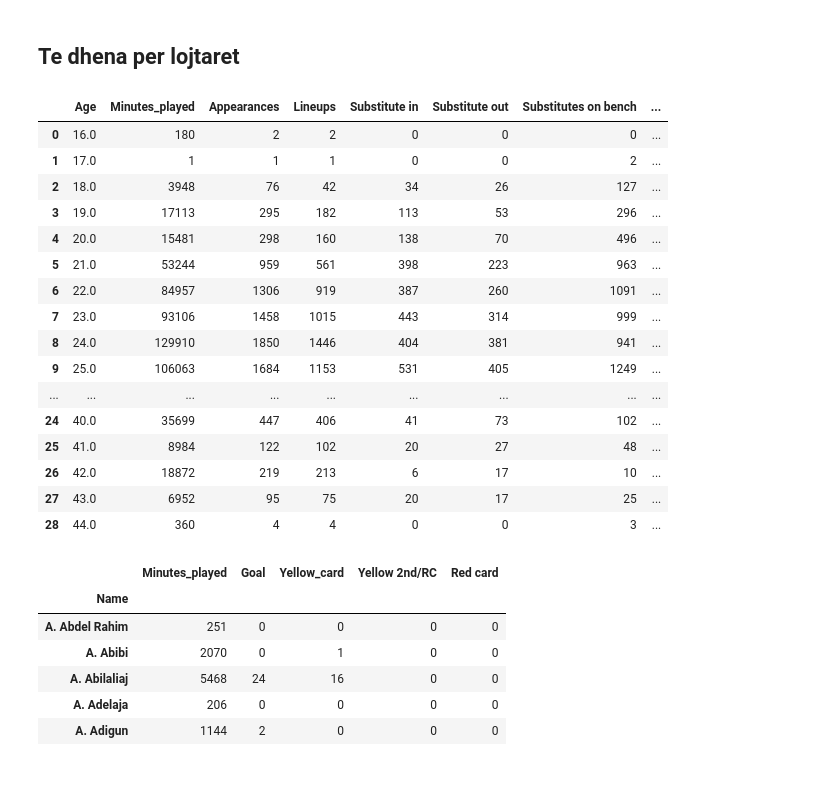
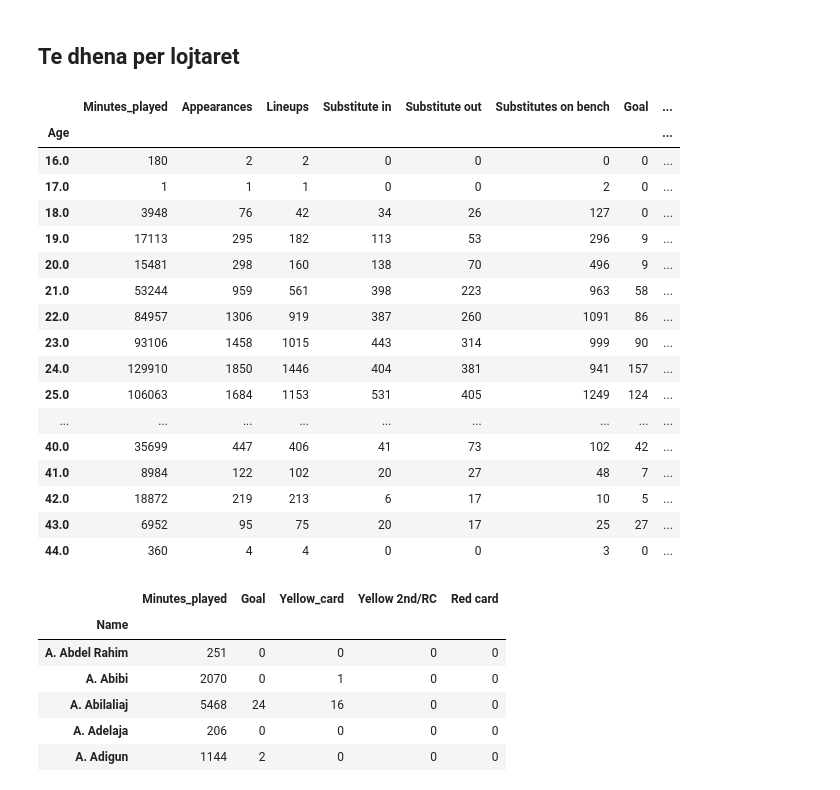
Before and after one commit to ropapermaker/superliga-study, a Jupyter notebook: Studim rreth Superliges.ipynb, the cells around one changed output. Drawn from its saved outputs; the diff is of its cells as text; code cells hidden in the pictures.

```diff
--- a/Studim rreth Superliges.ipynb
+++ b/Studim rreth Superliges.ipynb
@@ -209,38 +209,36 @@ goals1
 # %%
 #leximi i data
 df = pd.read_csv('player_stats.csv')
 df.rename(columns={'Minutes played':'Minutes_played'}, inplace=True)
 df.rename(columns={'Yellow card':'Yellow_card'}, inplace=True)
 
 #heq ato rreshta ku nuk kan luajtur lojtar
 df = df[df['Minutes_played'] != 0]
 
 #grupimi i te dhenave nga mosha
 daf2 = df.groupby(['Age']).agg(sum)
 #daf2 = df.groupby(['Name', 'Age']).agg(sum)
 
-#probleme me aksesimin e moshes
-daf2.to_csv(r'C:\Users\Rojdi\goals_by_age.csv')
-daf2 = pd.read_csv(r'C:\Users\Rojdi\goals_by_age.csv')
 daf2
 # %% [output]
-|  | Age | Minutes_played | Appearances | Lineups | Substitute in | Substitute out | Substitutes on bench | ... |
-| 0 | 16.0 | 180 | 2 | 2 | 0 | 0 | 0 | ... |
-| 1 | 17.0 | 1 | 1 | 1 | 0 | 0 | 2 | ... |
-| 2 | 18.0 | 3948 | 76 | 42 | 34 | 26 | 127 | ... |
-| 3 | 19.0 | 17113 | 295 | 182 | 113 | 53 | 296 | ... |
-| 4 | 20.0 | 15481 | 298 | 160 | 138 | 70 | 496 | ... |
-| 5 | 21.0 | 53244 | 959 | 561 | 398 | 223 | 963 | ... |
-| 6 | 22.0 | 84957 | 1306 | 919 | 387 | 260 | 1091 | ... |
-| 7 | 23.0 | 93106 | 1458 | 1015 | 443 | 314 | 999 | ... |
-| 8 | 24.0 | 129910 | 1850 | 1446 | 404 | 381 | 941 | ... |
-| 9 | 25.0 | 106063 | 1684 | 1153 | 531 | 405 | 1249 | ... |
+|  | Minutes_played | Appearances | Lineups | Substitute in | Substitute out | Substitutes on bench | Goal | ... |
+| Age |  |  |  |  |  |  |  | ... |
+| 16.0 | 180 | 2 | 2 | 0 | 0 | 0 | 0 | ... |
+| 17.0 | 1 | 1 | 1 | 0 | 0 | 2 | 0 | ... |
+| 18.0 | 3948 | 76 | 42 | 34 | 26 | 127 | 0 | ... |
+| 19.0 | 17113 | 295 | 182 | 113 | 53 | 296 | 9 | ... |
+| 20.0 | 15481 | 298 | 160 | 138 | 70 | 496 | 9 | ... |
+| 21.0 | 53244 | 959 | 561 | 398 | 223 | 963 | 58 | ... |
+| 22.0 | 84957 | 1306 | 919 | 387 | 260 | 1091 | 86 | ... |
+| 23.0 | 93106 | 1458 | 1015 | 443 | 314 | 999 | 90 | ... |
+| 24.0 | 129910 | 1850 | 1446 | 404 | 381 | 941 | 157 | ... |
+| 25.0 | 106063 | 1684 | 1153 | 531 | 405 | 1249 | 124 | ... |
 | ... | ... | ... | ... | ... | ... | ... | ... | ... |
-| 24 | 40.0 | 35699 | 447 | 406 | 41 | 73 | 102 | ... |
-| 25 | 41.0 | 8984 | 122 | 102 | 20 | 27 | 48 | ... |
-| 26 | 42.0 | 18872 | 219 | 213 | 6 | 17 | 10 | ... |
-| 27 | 43.0 | 6952 | 95 | 75 | 20 | 17 | 25 | ... |
-| 28 | 44.0 | 360 | 4 | 4 | 0 | 0 | 3 | ... |
+| 40.0 | 35699 | 447 | 406 | 41 | 73 | 102 | 42 | ... |
+| 41.0 | 8984 | 122 | 102 | 20 | 27 | 48 | 7 | ... |
+| 42.0 | 18872 | 219 | 213 | 6 | 17 | 10 | 5 | ... |
+| 43.0 | 6952 | 95 | 75 | 20 | 17 | 25 | 27 | ... |
+| 44.0 | 360 | 4 | 4 | 0 | 0 | 3 | 0 | ... |
 # %%
 #ndaj te dhenat sipas lojtareve
 daf = df.groupby(['Name']).agg('sum')
```
Also changed, not shown: parts of 9 cells of this notebook.
